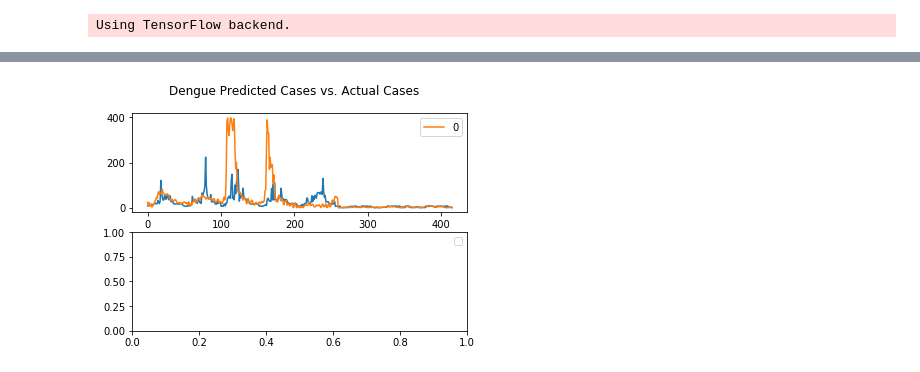
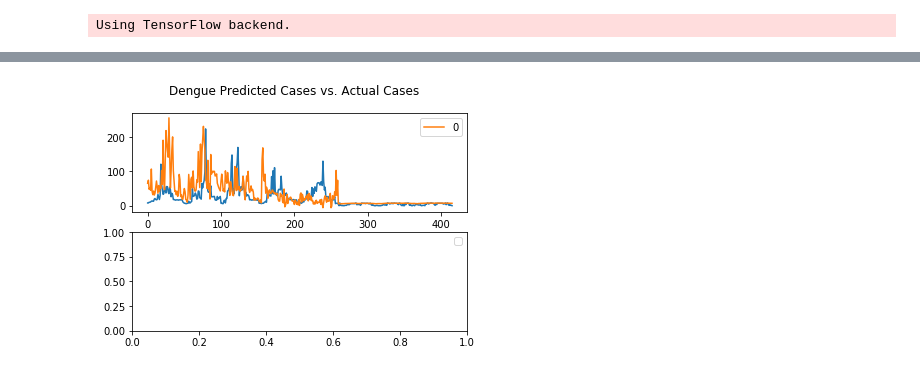
Before and after one commit to ChamodDamitha/Dengue-ML, a Jupyter notebook: Dengue-ML-LSTM.ipynb, the cells around one changed output, grey strips where cells are left out. Saved outputs shown, nothing was run; the diff lists cells and outputs as text; code cells hidden in the pictures.

```diff
--- a/Dengue-ML-LSTM.ipynb
+++ b/Dengue-ML-LSTM.ipynb
@@ -20,7 +20,7 @@ np.random.seed(seed)
 # %% [output]
 Using TensorFlow backend.
 # %%
-TIME_STEPS = 12
+TIME_STEPS = 4
 
 def process(filename) :
     features = pd.read_csv(filename, index_col=[0])
@@ -31,7 +31,9 @@ def process(filename) :
                  'reanalysis_dew_point_temp_k',
                  'station_avg_temp_c', 'precipitation_amt_mm', 'week_start_date']
 
-    features = features[cols]
+    cols = list(features.columns)
+
+#     features = features[cols]
     features = features.astype('float32')
 
     for i in range(1, TIME_STEPS):
@@ -78,17 +80,21 @@ test_features.tail()
 # %%
 # Seperate data for San Juan
 sj_train_features = train_features.loc['sj']
-sj_train_labels = train_labels.loc['sj'].apply(lambda c : c / SJ_DIVIDE_FACTOR)
+sj_train_labels = train_labels.loc['sj']
+# .apply(lambda c : c / SJ_DIVIDE_FACTOR)
 
 sj_test_features = test_features.loc['sj']
-sj_test_labels = test_features.loc['sj'].apply(lambda c : c / SJ_DIVIDE_FACTOR)
+sj_test_labels = test_features.loc['sj']
+# .apply(lambda c : c / SJ_DIVIDE_FACTOR)
 
 # Separate data for Iquitos
 iq_train_features = train_features.loc['iq']
-iq_train_labels = train_labels.loc['iq'].apply(lambda c : c / IQ_DIVIDE_FACTOR)
+iq_train_labels = train_labels.loc['iq']
+# .apply(lambda c : c / IQ_DIVIDE_FACTOR)
 
 iq_test_features = test_features.loc['iq']
-iq_test_labels = test_features.loc['iq'].apply(lambda c : c / IQ_DIVIDE_FACTOR)
+iq_test_labels = test_features.loc['iq']
+# .apply(lambda c : c / IQ_DIVIDE_FACTOR)
 
 # sj_train_features.head()
 
@@ -174,11 +180,12 @@ sj_model = Sequential()
 # batch_size = 1
 # sj_model.add(LSTM(16, batch_input_shape=(batch_size, sj_train_X.shape[1], sj_train_X.shape[2]), stateful=True))
 
-sj_model.add(LSTM(units=32, input_shape=(sj_train_X.shape[1], sj_train_X.shape[2]), return_sequences=False))
+sj_model.add(LSTM(units=4, input_shape=(sj_train_X.shape[1], sj_train_X.shape[2]), return_sequences=False))
+# sj_model.add(LSTM(units=8, input_shape=(sj_train_X.shape[1], sj_train_X.shape[2]), return_sequences=False))
 sj_model.add(Dense(output_dim=1))
 
-sj_model.compile(loss='mae', optimizer=adam, metrics=["accuracy"])
-hist = sj_model.fit(sj_train_X, sj_train_y, epochs=300, batch_size=256, verbose=2,
+sj_model.compile(loss='mse', optimizer='adam', metrics=["accuracy"])
+hist = sj_model.fit(sj_train_X, sj_train_y, epochs=1000, batch_size=1, verbose=2,
           validation_data=(sj_test_X, sj_test_y), shuffle=False)
 
 
@@ -233,7 +240,7 @@ iq_model.add(LSTM(units=32, input_shape=(iq_train_X.shape[1], iq_train_X.shape[2
 iq_model.add(Dense(output_dim=1))
 
 iq_model.compile(loss='mse', optimizer='adam', metrics=["accuracy"])
-hist = iq_model.fit(iq_train_X, iq_train_y, epochs=1000, batch_size=len(iq_train_X), verbose=2,
+hist = iq_model.fit(iq_train_X, iq_train_y, epochs=100, batch_size=len(iq_train_X), verbose=2,
           validation_data=(iq_test_X, iq_test_y), shuffle=False)
 
 
@@ -306,37 +315,37 @@ plt.legend()
 # %%
 sj_pred = sj_model.predict(sj_test)
 sj_pred = pd.DataFrame(sj_pred)
-sj_pred = sj_pred.apply(lambda x : ((x * x)**0.5) * SJ_DIVIDE_FACTOR).astype(int)
+# sj_pred = sj_pred.apply(lambda x : ((x * x)**0.5) * SJ_DIVIDE_FACTOR).astype(int)
 
 iq_pred = iq_model.predict(iq_test)
 iq_pred = pd.DataFrame(iq_pred)
-iq_pred = iq_pred.apply(lambda x : ((x * x)**0.5) * IQ_DIVIDE_FACTOR).astype(int)
+# iq_pred = iq_pred.apply(lambda x : ((x * x)**0.5) * IQ_DIVIDE_FACTOR).astype(int)
 pred_arr = np.concatenate([sj_pred, iq_pred])
 pred = pd.DataFrame(pred_arr)
 # minn = sj_pred.min()
 # maxx = sj_pred.max()
 # dx = (maxx - minn)[0]
 # dx
 # sj_pred = sj_pred.apply(lambda x : 10 * x / dx).astype(int)
 # sj_pred
 benchmark = pd.read_csv('submission_23.9.csv')
 
 figs, axes = plt.subplots(nrows=2, ncols=1)
 
 benchmark.total_cases.plot(ax=axes[0], label="Predictions")
 pred.plot(ax=axes[0], label="Actual")
 
 plt.suptitle("Dengue Predicted Cases vs. Actual Cases")
 plt.legend()
 
 plt.show()
 
 # # # print("Comparison : MAE : " + str(mean_absolute_error(benchmark.total_cases, sj_pred)))
 
 submission = pd.read_csv('submission_format.csv', index_col=[0, 1, 2])
 
 submission.total_cases = pred_arr
 
 submission.to_csv("submission_lstm.csv")
 # %% [output]
-[figure, old version]
+[figure, new version]
```
Also changed, not shown: parts of 6 cells of this notebook, 9 other files.
